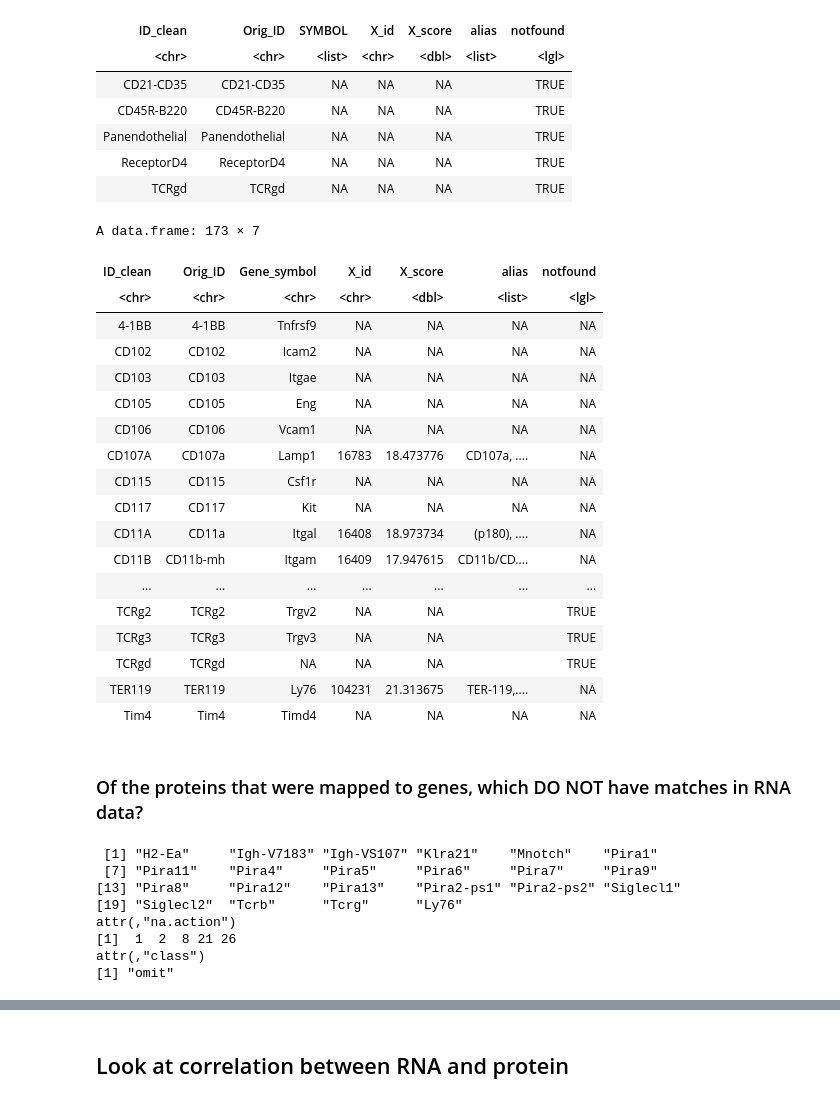
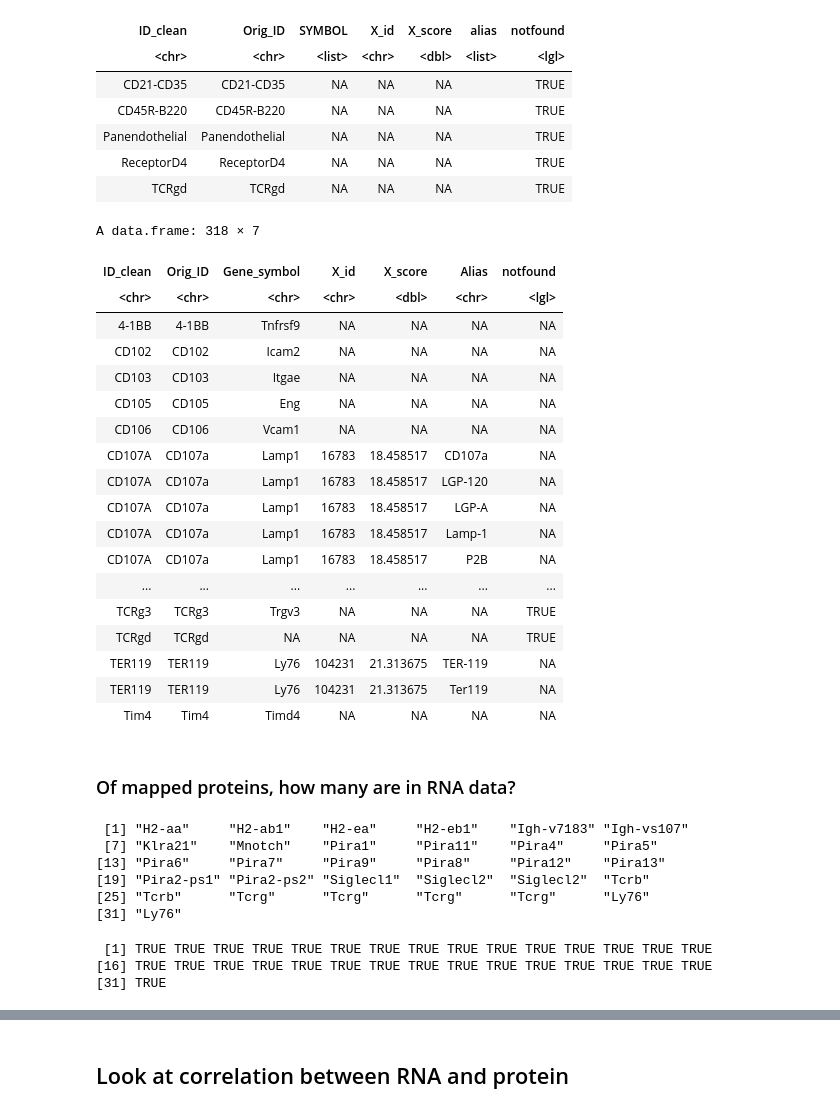
Before and after one commit to reliscu/chronocell_janssens_2025_preprint, a Jupyter notebook: 00_RNA_vs_ADT.ipynb, the cells around one changed output, grey strips where cells are left out. Cells and saved outputs as stored; diff of their text form; code cells hidden in the pictures.

```diff
--- a/00_RNA_vs_ADT.ipynb
+++ b/00_RNA_vs_ADT.ipynb
@@ -236,29 +244,28 @@ A data.frame: 5 × 7
 | TCRgd | TCRgd | NA | NA | NA |  | TRUE |
 # %%
 df_mapped <- df_mapped %>%
-  tidyr::unnest_longer(SYMBOL, values_to="Gene_symbol", keep_empty = TRUE) %>%
+  tidyr::unnest_longer(SYMBOL, values_to="Gene_symbol", keep_empty=TRUE) %>%
+  tidyr::unnest_longer(alias, values_to="Alias", keep_empty=TRUE) %>%
   as.data.frame()
 
 df_mapped
 # %% [output]
-A data.frame: 173 × 7
+A data.frame: 318 × 7
-| ID_clean | Orig_ID | Gene_symbol | X_id | X_score | alias | notfound |
-| <chr> | <chr> | <chr> | <chr> | <dbl> | <list> | <lgl> |
+| ID_clean | Orig_ID | Gene_symbol | X_id | X_score | Alias | notfound |
+| <chr> | <chr> | <chr> | <chr> | <dbl> | <chr> | <lgl> |
 | 4-1BB | 4-1BB | Tnfrsf9 | NA | NA | NA | NA |
 | CD102 | CD102 | Icam2 | NA | NA | NA | NA |
 | CD103 | CD103 | Itgae | NA | NA | NA | NA |
 | CD105 | CD105 | Eng | NA | NA | NA | NA |
 | CD106 | CD106 | Vcam1 | NA | NA | NA | NA |
-| CD107A | CD107a | Lamp1 | 16783 | 18.473776 | CD107a, .... | NA |
-| CD115 | CD115 | Csf1r | NA | NA | NA | NA |
-| CD117 | CD117 | Kit | NA | NA | NA | NA |
-| CD11A | CD11a | Itgal | 16408 | 18.973734 | (p180), .... | NA |
-| CD11B | CD11b-mh | Itgam | 16409 | 17.947615 | CD11b/CD.... | NA |
+| CD107A | CD107a | Lamp1 | 16783 | 18.458517 | CD107a | NA |
+| CD107A | CD107a | Lamp1 | 16783 | 18.458517 | LGP-120 | NA |
+| CD107A | CD107a | Lamp1 | 16783 | 18.458517 | LGP-A | NA |
+| CD107A | CD107a | Lamp1 | 16783 | 18.458517 | Lamp-1 | NA |
+| CD107A | CD107a | Lamp1 | 16783 | 18.458517 | P2B | NA |
 | ... | ... | ... | ... | ... | ... | ... |
-| TCRg2 | TCRg2 | Trgv2 | NA | NA |  | TRUE |
-| TCRg3 | TCRg3 | Trgv3 | NA | NA |  | TRUE |
-| TCRgd | TCRgd | NA | NA | NA |  | TRUE |
-| TER119 | TER119 | Ly76 | 104231 | 21.313675 | TER-119,.... | NA |
+| TCRg3 | TCRg3 | Trgv3 | NA | NA | NA | TRUE |
+| TCRgd | TCRgd | NA | NA | NA | NA | TRUE |
+| TER119 | TER119 | Ly76 | 104231 | 21.313675 | TER-119 | NA |
+| TER119 | TER119 | Ly76 | 104231 | 21.313675 | Ter119 | NA |
 | Tim4 | Tim4 | Timd4 | NA | NA | NA | NA |
-# %% [markdown]
-### Of the proteins that were mapped to genes, which DO NOT have matches in RNA data?
@@ -265,11 +293,19 @@ A data.frame: 173 × 7
+# %% [markdown]
+### Of mapped proteins, how many are in RNA data?
 # %%
-na.omit(df_mapped$Gene_symbol[!df_mapped$Gene_symbol %in% rownames(data$RNA)])
+temp <- df_mapped$Gene_symbol[!df_mapped$Gene_symbol %in% rownames(data$RNA)]
+
+temp
 # %% [output]
- [1] "H2-Ea"     "Igh-V7183" "Igh-VS107" "Klra21"    "Mnotch"    "Pira1"
- [7] "Pira11"    "Pira4"     "Pira5"     "Pira6"     "Pira7"     "Pira9"
-[13] "Pira8"     "Pira12"    "Pira13"    "Pira2-ps1" "Pira2-ps2" "Siglecl1"
-[19] "Siglecl2"  "Tcrb"      "Tcrg"      "Ly76"
-attr(,"na.action")
-[1]  1  2  8 21 26
-attr(,"class")
-[1] "omit"
+ [1] "H2-aa"     "H2-ab1"    "H2-ea"     "H2-eb1"    "Igh-v7183" "Igh-vs107"
+ [7] "Klra21"    "Mnotch"    "Pira1"     "Pira11"    "Pira4"     "Pira5"
+[13] "Pira6"     "Pira7"     "Pira9"     "Pira8"     "Pira12"    "Pira13"
+[19] "Pira2-ps1" "Pira2-ps2" "Siglecl1"  "Siglecl2"  "Siglecl2"  "Tcrb"
+[25] "Tcrb"      "Tcrg"      "Tcrg"      "Tcrg"      "Tcrg"      "Ly76"
+[31] "Ly76"
+# %%
+temp[!temp %in% rownames(data$RNA)] == temp
+# %% [output]
+ [1] TRUE TRUE TRUE TRUE TRUE TRUE TRUE TRUE TRUE TRUE TRUE TRUE TRUE TRUE TRUE
+[16] TRUE TRUE TRUE TRUE TRUE TRUE TRUE TRUE TRUE TRUE TRUE TRUE TRUE TRUE TRUE
+[31] TRUE
```
Also changed, not shown: parts of 24 cells of this notebook, 2 other files.
